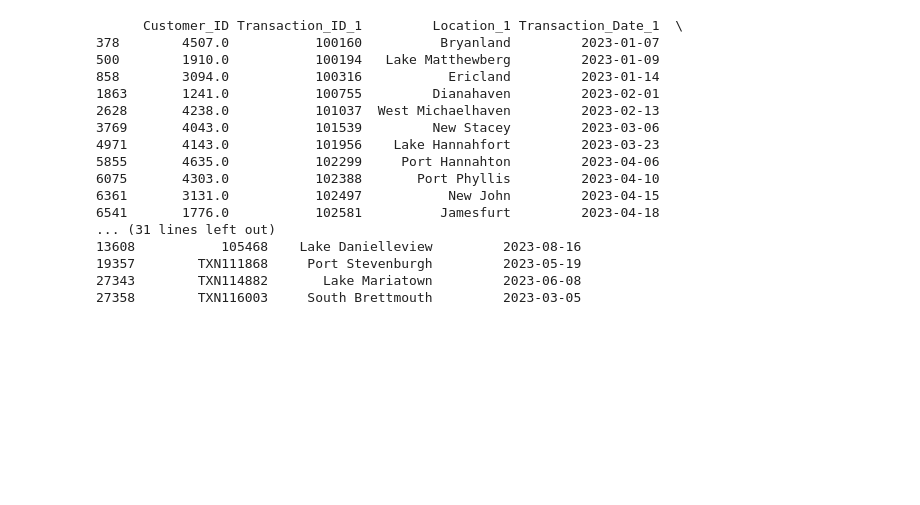
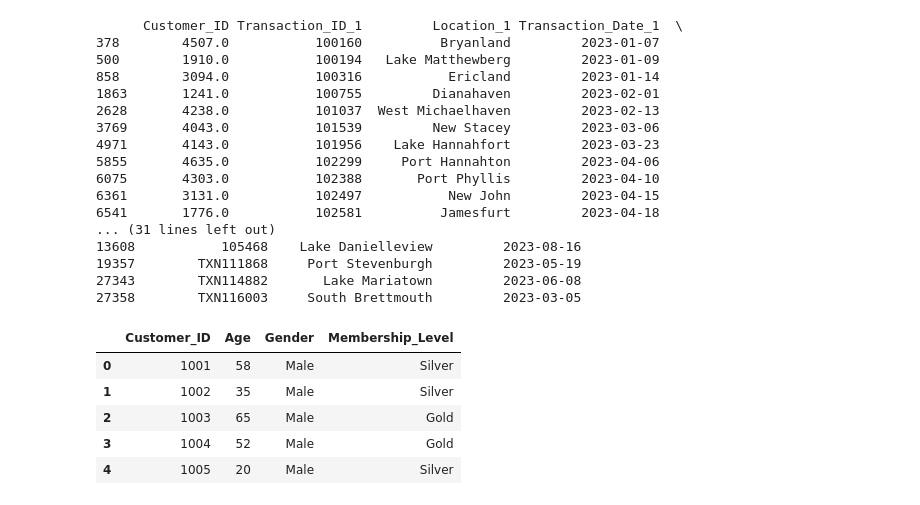
Before and after one commit to Pankaj-Str/Complete-Python-Mastery, a Jupyter notebook: 00 Lecture/lecture21/Case_Study/credit_card_transactions.ipynb, the cells around one changed output. Saved outputs shown, nothing was run; the diff lists cells and outputs as text; code cells hidden in the pictures; blank space fills up the shorter version.

```diff
--- a/00 Lecture/lecture21/Case_Study/credit_card_transactions.ipynb
+++ b/00 Lecture/lecture21/Case_Study/credit_card_transactions.ipynb
@@ -290,3 +290,13 @@ print(result[[
 19357        TXN111868     Port Stevenburgh         2023-05-19
 27343        TXN114882       Lake Mariatown         2023-06-08
 27358        TXN116003     South Brettmouth         2023-03-05
+# %%
+customer_info = pd.read_csv("customer_info.csv")
+customer_info.head()
+# %% [output]
+|  | Customer_ID | Age | Gender | Membership_Level |
+| 0 | 1001 | 58 | Male | Silver |
+| 1 | 1002 | 35 | Male | Silver |
+| 2 | 1003 | 65 | Male | Gold |
+| 3 | 1004 | 52 | Male | Gold |
+| 4 | 1005 | 20 | Male | Silver |
```
Also changed, not shown: parts of 6 cells of this notebook, 1 other file.
